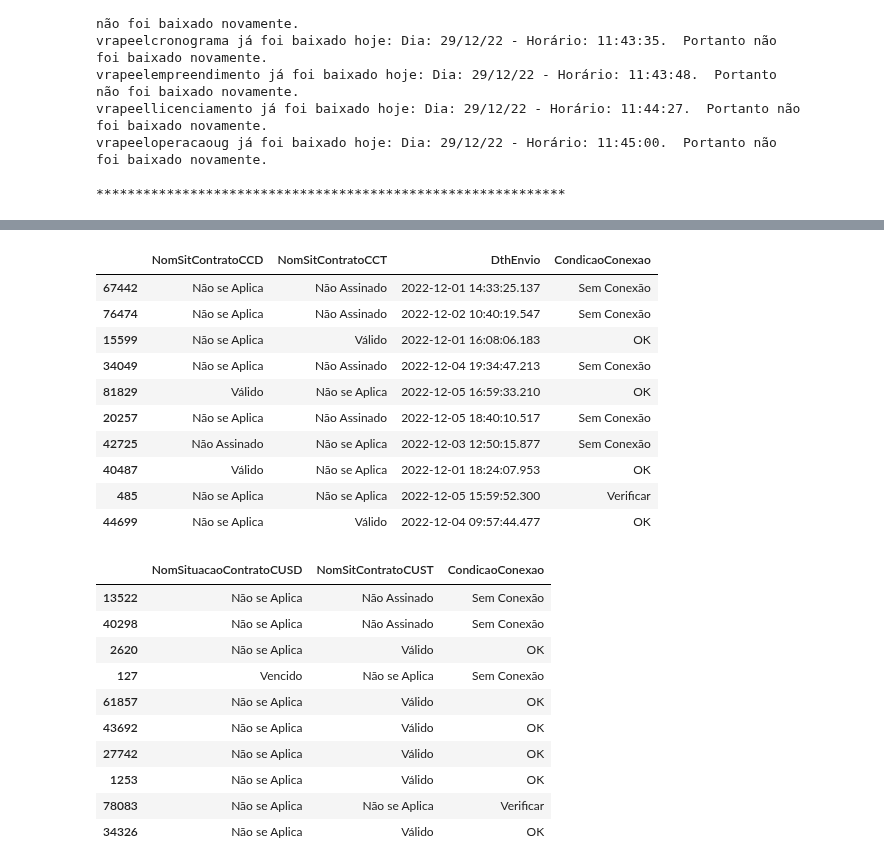
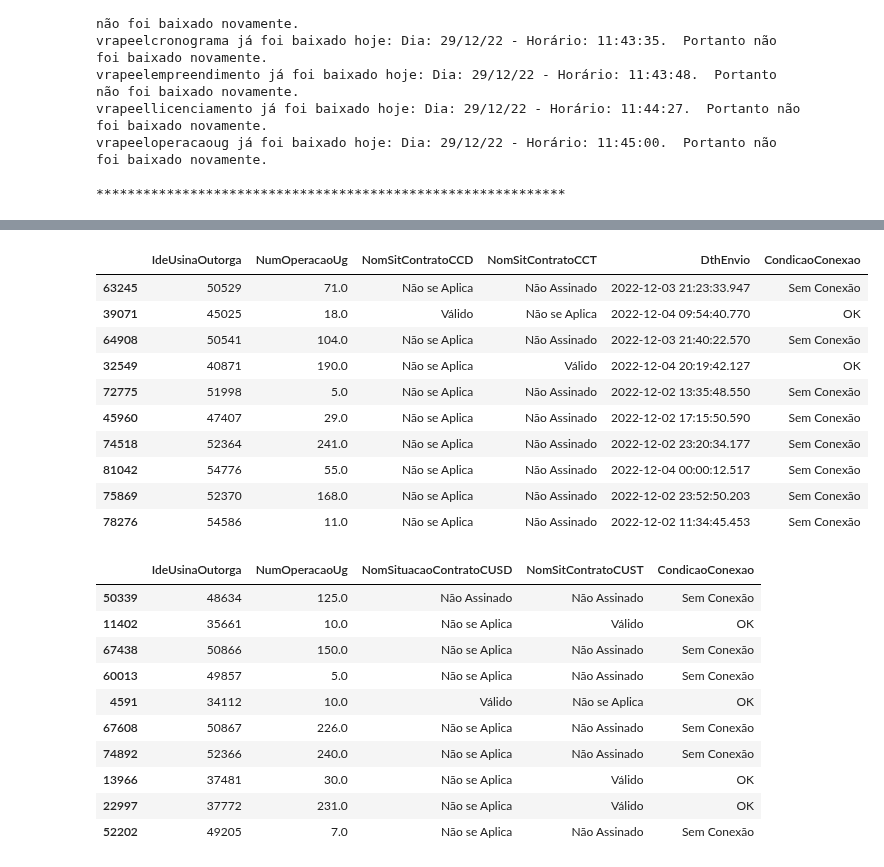
Before and after one commit to Vinicius667/Previsor, a Jupyter notebook: App/Previsor_teste2.ipynb, the cells around one changed output, grey strips where cells are left out. Drawn from its saved outputs; the diff is of its cells as text; code cells hidden in the pictures.

```diff
--- a/App/Previsor_teste2.ipynb
+++ b/App/Previsor_teste2.ipynb
@@ -36,3 +36,7 @@ ide_data_cols = ['DthEnvio','IdeUsinaOutorga']
+# %%
+# Lista de colunas que serão usadas várias vezes para a realização de merges entre os dataframes
+ide_data_cols = ['DthEnvio','IdeUsinaOutorga']
+ide_ug = ['IdeUsinaOutorga','NumOperacaoUg']
 # %%
 monitoramentoleilao  = pd.read_parquet(os.path.join(directory,"vmonitoramentoleilao.gzip"))[['IdeUsinaOutorga','CodLeilao', 'DatInicioSuprimento']]
 monitoramentoleilao.dropna(subset='DatInicioSuprimento',inplace=True)
@@ -75,3 +103,4 @@ input_rapeel = input_rapeel.loc[input_rapeel.groupby('IdeUsinaOutorga').DthEnvio
 # %%
-cols = ["IdeUsinaOutorga","DthEnvio",'DatPrevistaComercial']
+cols = ["IdeUsinaOutorga",'NumOperacaoUg',"DthEnvio",'DatPrevistaComercial']
 ug_rapeel = pd.read_parquet(os.path.join(directory,"vrapeeloperacaoug.gzip"))[cols]
+ug_rapeel.sample(5)
@@ -132,7 +176,7 @@ definicoes_monitoramento.loc[
     (definicoes_monitoramento.NomSitContratoCCT == nass )) &
     definicoes_monitoramento.DthEnvio.notna())
     ,'CondicaoConexao'] = "Sem Conexão"
-display(definicoes_monitoramento[['NomSitContratoCCD','NomSitContratoCCT','DthEnvio','CondicaoConexao']].sample(10))
+display(definicoes_monitoramento[ide_ug + ['NomSitContratoCCD','NomSitContratoCCT','DthEnvio','CondicaoConexao']].sample(10))
 
 
 definicoes_monitoramento['CondicaoUso'] = "Não informado"
@@ -149,56 +193,55 @@ definicoes_monitoramento.loc[
     (definicoes_monitoramento.NomSitContratoCUST == valido)
     )
     ,'CondicaoUso'] = "OK"
 
 definicoes_monitoramento.loc[
     (((definicoes_monitoramento.NomSituacaoContratoCUSD ==  vencido) |
     (definicoes_monitoramento.NomSitContratoCUST == vencido) |
     (definicoes_monitoramento.NomSituacaoContratoCUSD == nass) |
-    (definicoes_monitoramento.NomSitContratoCUST == nass )) &
-    definicoes_monitoramento.DthEnvio.notna())
+    (definicoes_monitoramento.NomSitContratoCUST == nass )))
     ,'CondicaoUso'] = "Sem Uso"
 
-display(definicoes_monitoramento[['NomSituacaoContratoCUSD','NomSitContratoCUST','CondicaoConexao']].sample(10))
+display(definicoes_monitoramento[ide_ug + ['NomSituacaoContratoCUSD','NomSitContratoCUST','CondicaoConexao']].sample(10))
 
 
 definicoes_monitoramento["PPA"] = "Ambos"
 
 definicoes_monitoramento.loc[
     (((definicoes_monitoramento.DscComercializacaoEnergia == "ACR") &
         definicoes_monitoramento.DatConclusaoACL.isna())),
     "PPA"] = "ACR"
 
 definicoes_monitoramento.loc[
     (((definicoes_monitoramento.DscComercializacaoEnergia == "Fora do ACR") &
         definicoes_monitoramento.DatConclusaoACL.isna())),
     "PPA"] = "Nenhum"
 
 definicoes_monitoramento.loc[
     (((definicoes_monitoramento.DscComercializacaoEnergia == "Fora do ACR") &
         definicoes_monitoramento.DatConclusaoACL.notna())),
     "PPA"] = "ACL"
 
-display(definicoes_monitoramento[['DscComercializacaoEnergia','DatConclusaoACL','PPA']].sample(10))
+display(definicoes_monitoramento[ide_ug + ['DscComercializacaoEnergia','DatConclusaoACL','PPA']].sample(10))
 # %% [output]
-|  | NomSitContratoCCD | NomSitContratoCCT | DthEnvio | CondicaoConexao |
-| 67442 | Não se Aplica | Não Assinado | 2022-12-01 14:33:25.137 | Sem Conexão |
-| 76474 | Não se Aplica | Não Assinado | 2022-12-02 10:40:19.547 | Sem Conexão |
-| 15599 | Não se Aplica | Válido | 2022-12-01 16:08:06.183 | OK |
-| 34049 | Não se Aplica | Não Assinado | 2022-12-04 19:34:47.213 | Sem Conexão |
-| 81829 | Válido | Não se Aplica | 2022-12-05 16:59:33.210 | OK |
-| 20257 | Não se Aplica | Não Assinado | 2022-12-05 18:40:10.517 | Sem Conexão |
-| 42725 | Não Assinado | Não se Aplica | 2022-12-03 12:50:15.877 | Sem Conexão |
-| 40487 | Válido | Não se Aplica | 2022-12-01 18:24:07.953 | OK |
-| 485 | Não se Aplica | Não se Aplica | 2022-12-05 15:59:52.300 | Verificar |
-| 44699 | Não se Aplica | Válido | 2022-12-04 09:57:44.477 | OK |
+|  | IdeUsinaOutorga | NumOperacaoUg | NomSitContratoCCD | NomSitContratoCCT | DthEnvio | CondicaoConexao |
+| 63245 | 50529 | 71.0 | Não se Aplica | Não Assinado | 2022-12-03 21:23:33.947 | Sem Conexão |
+| 39071 | 45025 | 18.0 | Válido | Não se Aplica | 2022-12-04 09:54:40.770 | OK |
+| 64908 | 50541 | 104.0 | Não se Aplica | Não Assinado | 2022-12-03 21:40:22.570 | Sem Conexão |
+| 32549 | 40871 | 190.0 | Não se Aplica | Válido | 2022-12-04 20:19:42.127 | OK |
+| 72775 | 51998 | 5.0 | Não se Aplica | Não Assinado | 2022-12-02 13:35:48.550 | Sem Conexão |
+| 45960 | 47407 | 29.0 | Não se Aplica | Não Assinado | 2022-12-02 17:15:50.590 | Sem Conexão |
+| 74518 | 52364 | 241.0 | Não se Aplica | Não Assinado | 2022-12-02 23:20:34.177 | Sem Conexão |
+| 81042 | 54776 | 55.0 | Não se Aplica | Não Assinado | 2022-12-04 00:00:12.517 | Sem Conexão |
+| 75869 | 52370 | 168.0 | Não se Aplica | Não Assinado | 2022-12-02 23:52:50.203 | Sem Conexão |
+| 78276 | 54586 | 11.0 | Não se Aplica | Não Assinado | 2022-12-02 11:34:45.453 | Sem Conexão |
-|  | NomSituacaoContratoCUSD | NomSitContratoCUST | CondicaoConexao |
-| 13522 | Não se Aplica | Não Assinado | Sem Conexão |
-| 40298 | Não se Aplica | Não Assinado | Sem Conexão |
-| 2620 | Não se Aplica | Válido | OK |
-| 127 | Vencido | Não se Aplica | Sem Conexão |
-| 61857 | Não se Aplica | Válido | OK |
-| 43692 | Não se Aplica | Válido | OK |
-| 27742 | Não se Aplica | Válido | OK |
-| 1253 | Não se Aplica | Válido | OK |
-| 78083 | Não se Aplica | Não se Aplica | Verificar |
-| 34326 | Não se Aplica | Válido | OK |
+|  | IdeUsinaOutorga | NumOperacaoUg | NomSituacaoContratoCUSD | NomSitContratoCUST | CondicaoConexao |
+| 50339 | 48634 | 125.0 | Não Assinado | Não Assinado | Sem Conexão |
+| 11402 | 35661 | 10.0 | Não se Aplica | Válido | OK |
+| 67438 | 50866 | 150.0 | Não se Aplica | Não Assinado | Sem Conexão |
+| 60013 | 49857 | 5.0 | Não se Aplica | Não Assinado | Sem Conexão |
+| 4591 | 34112 | 10.0 | Válido | Não se Aplica | OK |
+| 67608 | 50867 | 226.0 | Não se Aplica | Não Assinado | Sem Conexão |
+| 74892 | 52366 | 240.0 | Não se Aplica | Não Assinado | Sem Conexão |
+| 13966 | 37481 | 30.0 | Não se Aplica | Válido | OK |
+| 22997 | 37772 | 231.0 | Não se Aplica | Válido | OK |
+| 52202 | 49205 | 7.0 | Não se Aplica | Não Assinado | Sem Conexão |
```
Also changed, not shown: parts of 32 cells of this notebook, 1 other file.
